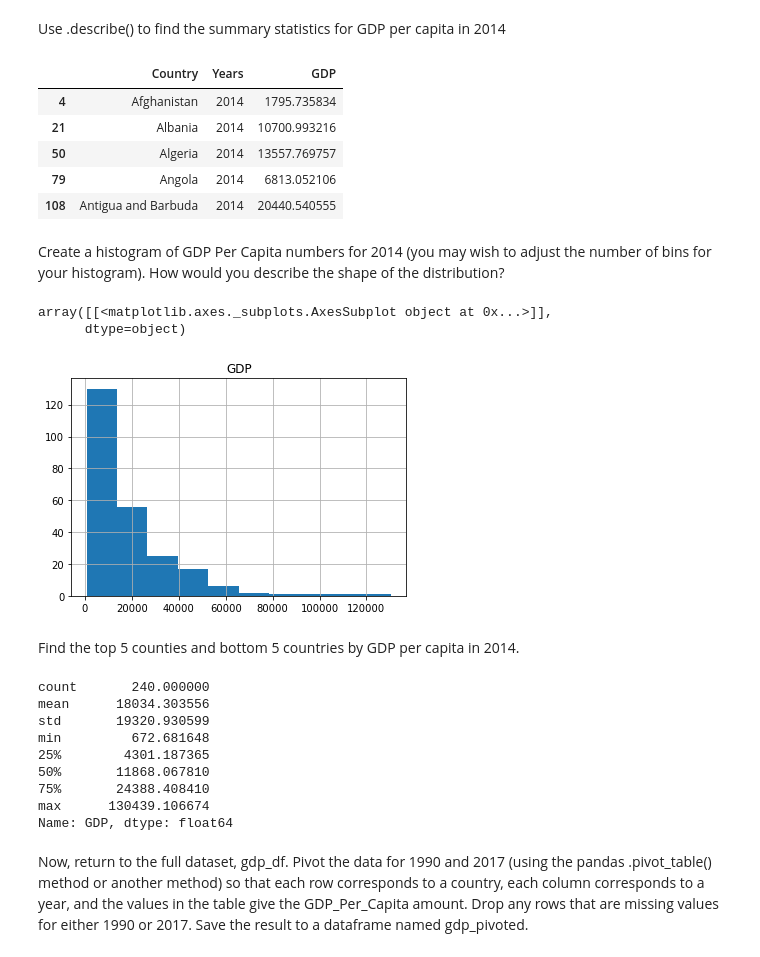
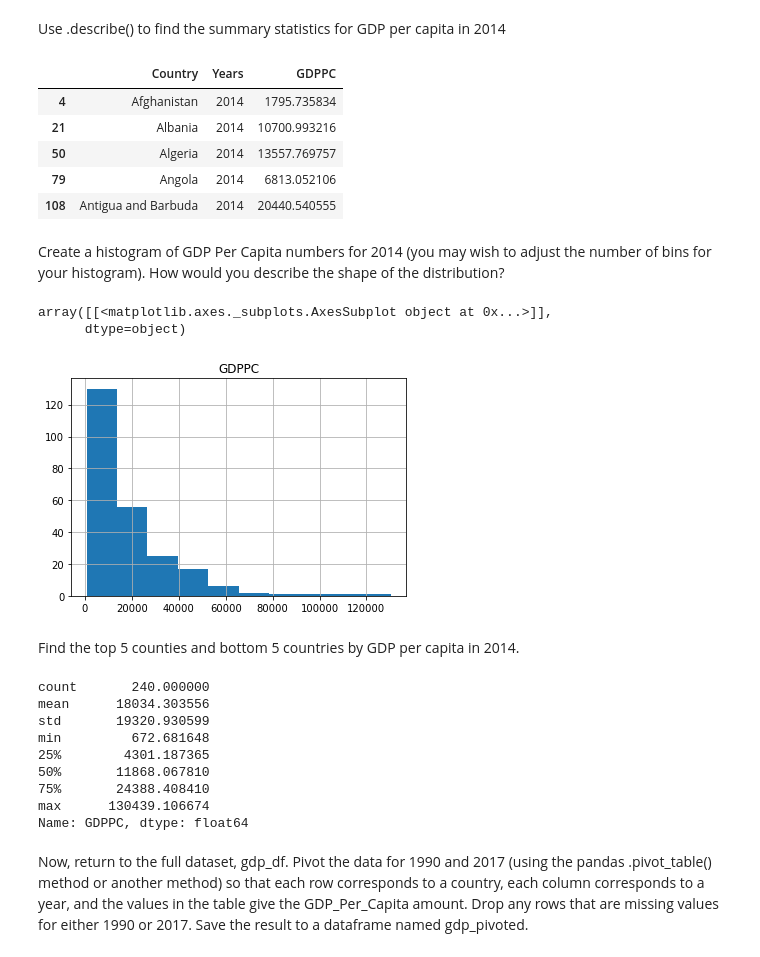
Before and after one commit to nss-data-science-cohort-4/dq1-undata-matthgray, a Jupyter notebook: un_data.ipynb, the cells around one changed output. Drawn from its saved outputs; the diff is of its cells as text; code cells hidden in the pictures.

```diff
--- a/un_data.ipynb
+++ b/un_data.ipynb
@@ -50,7 +50,7 @@ gdp_df = gdp_df.drop("Value Footnotes", axis=1)
 # %%
 new_columns = {'Country or Area' : 'Country',
                'Year': 'Years',
-               'Value': 'GDP',}
+               'Value': 'GDPPC',}
 gdp_df.rename(columns = new_columns, inplace=True)
 # %%
 gdp_df.head()
@@ -164,7 +164,7 @@ Use .describe() to find the summary statistics for GDP per capita in
 # %%
 gdp_2014.head()
 # %% [output]
-|  | Country | Years | GDP |
+|  | Country | Years | GDPPC |
 | 4 | Afghanistan | 2014 | 1795.735834 |
 | 21 | Albania | 2014 | 10700.993216 |
 | 50 | Algeria | 2014 | 13557.769757 |
@@ -175,16 +175,16 @@ Create a histogram of GDP Per Capita numbers for 2014 (you may wish
 to adjust the number of bins for your histogram). How would you describe
 the shape of the distribution?
 # %%
-gdp_2014.hist(column='GDP', bins=10)
+gdp_2014.hist(column='GDPPC', bins=10)
 # %% [output]
 array([[<matplotlib.axes._subplots.AxesSubplot object at 0x...>]],
       dtype=object)
-[figure, old version]
+[figure, new version]
 # %% [markdown]
 Find the top 5 counties and bottom 5 countries by GDP per capita in
 2014.
 # %%
-gdp_2014["GDP"].describe()
+gdp_2014["GDPPC"].describe()
 # %% [output]
 count       240.000000
 mean      18034.303556
@@ -194,7 +194,7 @@ min         672.681648
 50%       11868.067810
 75%       24388.408410
 max      130439.106674
-Name: GDP, dtype: float64
+Name: GDPPC, dtype: float64
 # %% [markdown]
 Now, return to the full dataset, gdp_df. Pivot the data for 1990 and 2017
 (using the pandas .pivot_table() method or another method) so that
```
Also changed, not shown: parts of 44 cells of this notebook.
